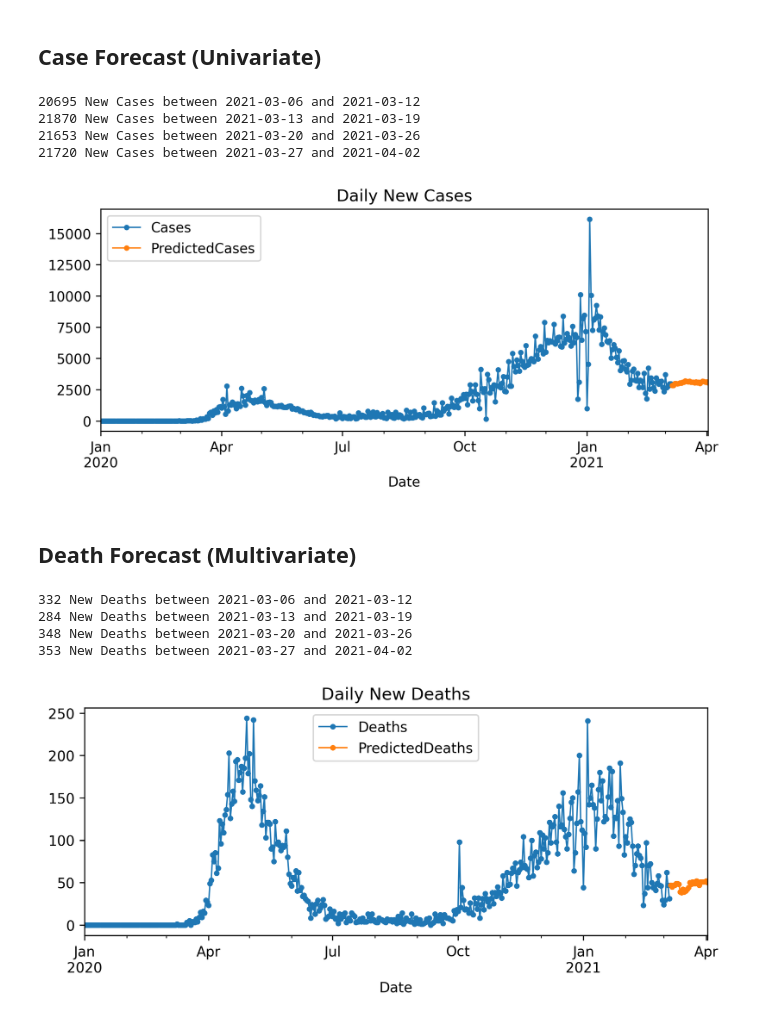
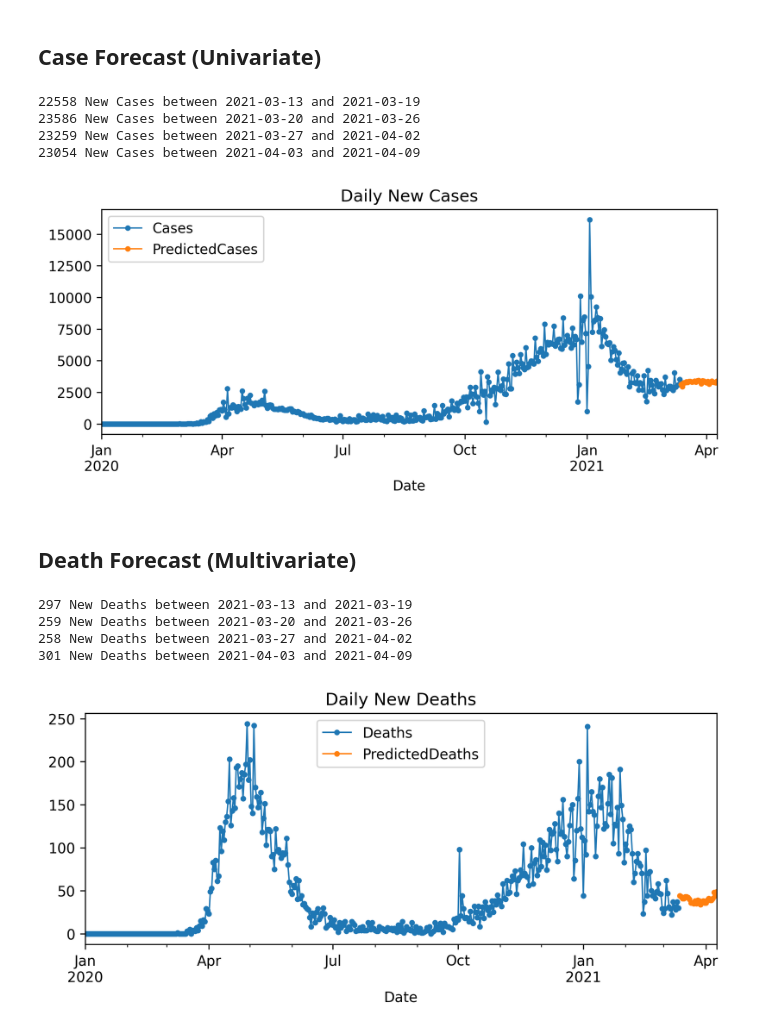
Before and after one commit to jianfeizhang/Covid-Canada-Forecast, a Jupyter notebook: BiLSTM_direct-multistep.ipynb, the cells around one changed output. Drawn from its saved outputs; the diff is of its cells as text; code cells hidden in the pictures.

```diff
--- a/BiLSTM_direct-multistep.ipynb
+++ b/BiLSTM_direct-multistep.ipynb
@@ -148,7 +148,7 @@ def daily_report(df_past, df_future, target, date_col = 'Date'):
 ## Case Forecast (Univariate)
 # %%
 # do not use death number and policy, it is univariate prediction
-df_train = train_data(d_CA, ['Cases'], '2021-03-05', is_non_target = False, is_policy = False)
+df_train = train_data(d_CA, ['Cases'], '2021-03-12', is_non_target = False, is_policy = False)
 df_future = []
 for gap in [0, 7, 14, 21]:
     df_forecast = direct_forecast(df_train, ['Cases'], gap = gap)
@@ -156,25 +156,25 @@ for gap in [0, 7, 14, 21]:
 df_future = pd.concat([df for df in df_future])
 daily_report(df_train, df_future, ['Cases'])
 # %% [output]
-20695 New Cases between 2021-03-06 and 2021-03-12
-21870 New Cases between 2021-03-13 and 2021-03-19
-21653 New Cases between 2021-03-20 and 2021-03-26
-21720 New Cases between 2021-03-27 and 2021-04-02
+22558 New Cases between 2021-03-13 and 2021-03-19
+23586 New Cases between 2021-03-20 and 2021-03-26
+23259 New Cases between 2021-03-27 and 2021-04-02
+23054 New Cases between 2021-04-03 and 2021-04-09
-[figure, old version]
+[figure, new version]
 # %% [markdown]
 ## Death Forecast (Multivariate)
 # %%
 # use case number as covariate
-df_train = train_data(d_CA, ['Deaths'], '2021-03-05', is_non_target = True, is_policy = False)
+df_train = train_data(d_CA, ['Deaths'], '2021-03-12', is_non_target = True, is_policy = False)
 df_future = []
 for gap in [0, 7, 14, 21]:
     df_forecast = direct_forecast(df_train, ['Deaths'], gap = gap)
     df_future.append(df_forecast)
 df_future = pd.concat([df for df in df_future])
 daily_report(df_train, df_future, ['Deaths'])
 # %% [output]
-332 New Deaths between 2021-03-06 and 2021-03-12
-284 New Deaths between 2021-03-13 and 2021-03-19
-348 New Deaths between 2021-03-20 and 2021-03-26
-353 New Deaths between 2021-03-27 and 2021-04-02
+297 New Deaths between 2021-03-13 and 2021-03-19
+259 New Deaths between 2021-03-20 and 2021-03-26
+258 New Deaths between 2021-03-27 and 2021-04-02
+301 New Deaths between 2021-04-03 and 2021-04-09
-[figure, old version]
+[figure, new version]
```
Also changed, not shown: 5 other files.
